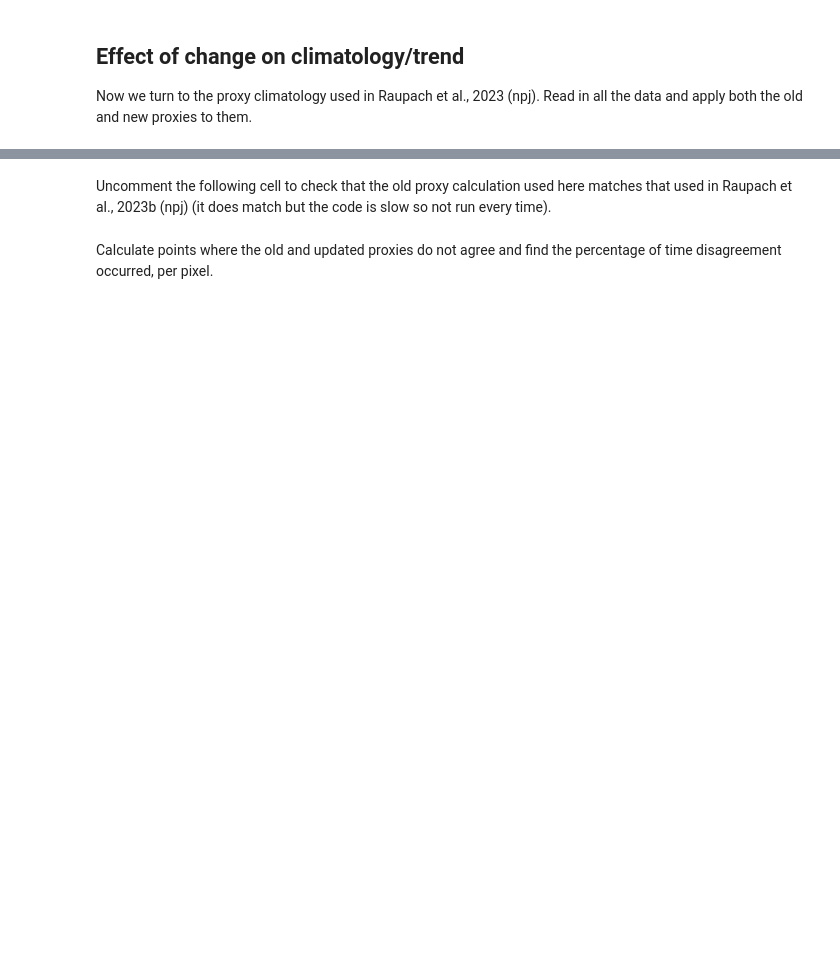
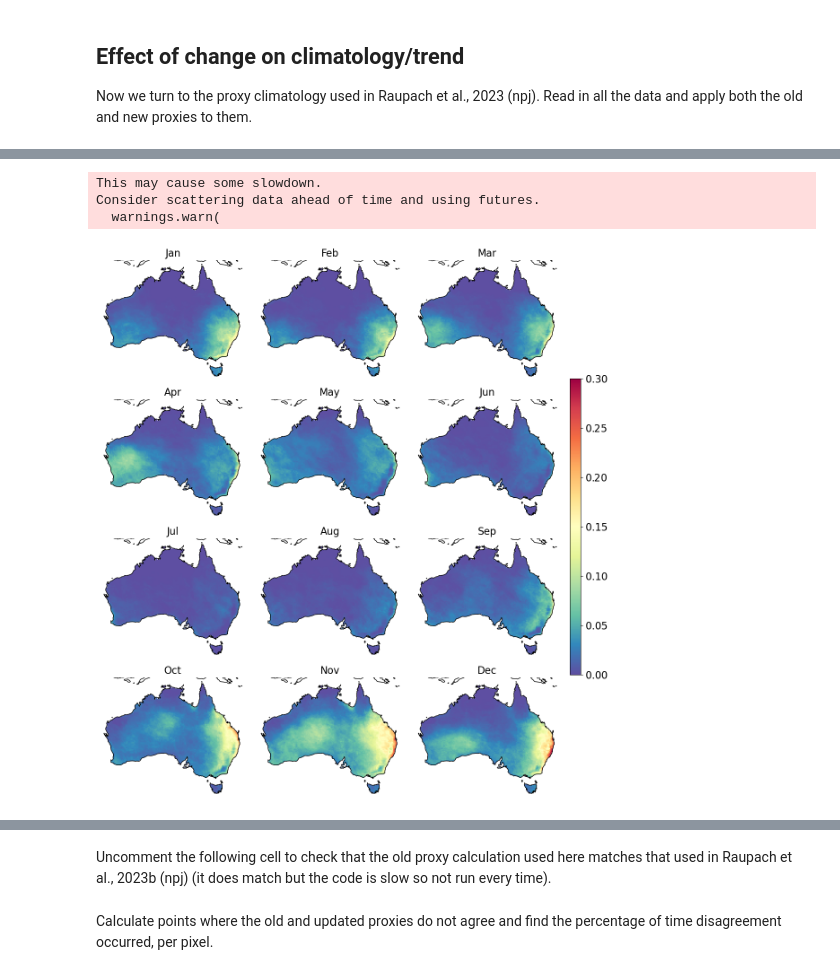
Before and after one commit to traupach/future_hail_global, a Jupyter notebook: analysis/proxy_update.ipynb, the cells around one changed output, grey strips where cells are left out. Drawn from its saved outputs; the diff is of its cells as text; code cells hidden in the pictures; blank space fills up the shorter version.

Commit message:
Plot updates; discovered missing CMCC data so rerunning scripts.

```diff
--- a/analysis/proxy_update.ipynb
+++ b/analysis/proxy_update.ipynb
@@ -194,0 +142,38 @@ Wall time: 3min 52s
+# %%
+monthly = climatol_land.groupby('time.month').mean(keep_attrs=True).load()
+# %% [output]
+This may cause some slowdown.
+Consider scattering data ahead of time and using futures.
+  warnings.warn(
+# %%
+months = {
+    1: 'Jan',
+    2: 'Feb',
+    3: 'Mar',
+    4: 'Apr',
+    5: 'May',
+    6: 'Jun',
+    7: 'Jul',
+    8: 'Aug',
+    9: 'Sep',
+    10: 'Oct',
+    11: 'Nov',
+    12: 'Dec',
+}
+
+_ = fh.plot_map(
+    [monthly.new_prox.sel(month=m) for m in np.arange(1, 13)],
+    title=[months[m] for m in np.arange(1, 13)],
+    ncols=3,
+    nrows=4,
+    figsize=(12,12),
+    share_scale=True,
+    share_axes=True,
+    hspace=0.15,
+    grid=False,
+    nan_colour='white',
+    cmap='Spectral_r',
+    axis_off=True,
+)
+# %% [output]
+[figure, added]
```
Also changed, not shown: parts of 17 cells of this notebook, 40 other files.
